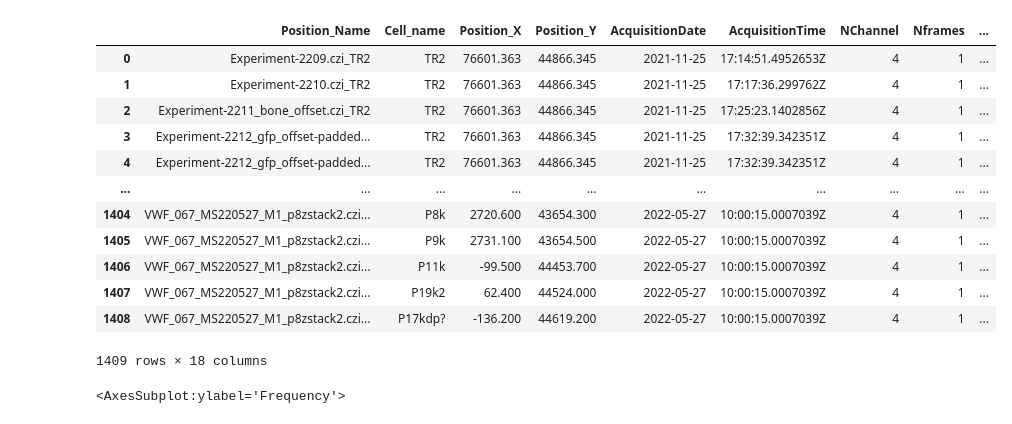
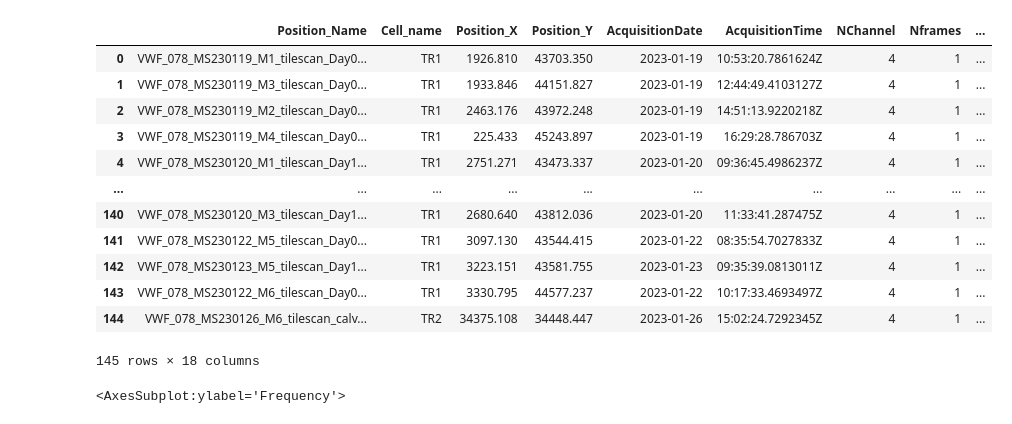
Before and after one commit to Mas515/Image_analysis, a Jupyter notebook: CZI_metadata_processing/Metadata_plotting.ipynb, the cells around one changed output. Drawn from its saved outputs; the diff is of its cells as text; code cells hidden in the pictures.

```diff
--- a/CZI_metadata_processing/Metadata_plotting.ipynb
+++ b/CZI_metadata_processing/Metadata_plotting.ipynb
@@ -20,47 +20,49 @@ import pandas as pd
 
 
 # pddf=pd.concat([pddf, pddf1, pddf2, pddf3, pddf4, pddf5, pddf6, pddf7, pddf8, pddf9 ], axis =0)
 
-pddf=pd.read_csv('/Users/secchim/Documents/221102_VWF_043_045_048_049_053_060_062_063_066_067_IVM_metadata.csv')
+# pddf=pd.read_csv('/Users/secchim/Documents/221102_VWF_043_045_048_049_053_060_062_063_066_067_IVM_metadata.csv')
+pddf=pd.read_csv('/Users/secchim/Documents/VWF_078_MS230210_metadata.csv')
 pddf
 
 ##### WORKS
 pddf.loc[pddf['NZslices']==1, 'Datatype']='snap'
 pddf.loc[pddf['NZslices']>1, 'Datatype']='single_zstack'
 pddf.loc[pddf['Tilerow']>1, 'Datatype']='tilescan'
 pddf.loc[pddf['Tilecolumn'] >1, 'Datatype']='tilescan'
 pddf.loc[pddf['Nframes']>1, 'Datatype']='movie'
 
 pddf
 
 #REMOVING THE TILESCAN PROCESSED FILES
 
 #df=pddf[pddf['Position_Name'].str.contains('padd')==False]
 #df=df[df['Position_Name'].str.contains('stich')==False]
 
 #ALSO NEED TO MANUALLY CHANGE VWF_045 files which lack the MS in the name
 #df['Position_Name']=df['Position_Name'].str.replace(r'VWF_045_211','VWF_045_MS211')
 pddf['Position_Name']=pddf['Position_Name'].str.replace(r'VWF_067_2205','VWF_067_MS2205')
 
-pddf.to_csv('/Users/secchim/Documents/221102Combined_metadata_edited.csv', index=False)
+# pddf.to_csv('/Users/secchim/Documents/221102Combined_metadata_edited.csv', index=False)
 #1368 rows
 #changed the date format manually to short and reversed !!!!! 2022-03-04
 
+pddf.to_csv('/Users/secchim/Documents/230210_VWF_078_metadata_edited.csv', index=False)
 pddf
 # %% [output]
 |  | Position_Name | Cell_name | Position_X | Position_Y | AcquisitionDate | AcquisitionTime | NChannel | Nframes | ... |
-| 0 | Experiment-2209.czi_TR2 | TR2 | 76601.363 | 44866.345 | 2021-11-25 | 17:14:51.4952653Z | 4 | 1 | ... |
-| 1 | Experiment-2210.czi_TR2 | TR2 | 76601.363 | 44866.345 | 2021-11-25 | 17:17:36.299762Z | 4 | 1 | ... |
-| 2 | Experiment-2211_bone_offset.czi_TR2 | TR2 | 76601.363 | 44866.345 | 2021-11-25 | 17:25:23.1402856Z | 4 | 1 | ... |
-| 3 | Experiment-2212_gfp_offset-padded... | TR2 | 76601.363 | 44866.345 | 2021-11-25 | 17:32:39.342351Z | 4 | 1 | ... |
-| 4 | Experiment-2212_gfp_offset-padded... | TR2 | 76601.363 | 44866.345 | 2021-11-25 | 17:32:39.342351Z | 4 | 1 | ... |
+| 0 | VWF_078_MS230119_M1_tilescan_Day0... | TR1 | 1926.810 | 43703.350 | 2023-01-19 | 10:53:20.7861624Z | 4 | 1 | ... |
+| 1 | VWF_078_MS230119_M3_tilescan_Day0... | TR1 | 1933.846 | 44151.827 | 2023-01-19 | 12:44:49.4103127Z | 4 | 1 | ... |
+| 2 | VWF_078_MS230119_M2_tilescan_Day0... | TR1 | 2463.176 | 43972.248 | 2023-01-19 | 14:51:13.9220218Z | 4 | 1 | ... |
+| 3 | VWF_078_MS230119_M4_tilescan_Day0... | TR1 | 225.433 | 45243.897 | 2023-01-19 | 16:29:28.786703Z | 4 | 1 | ... |
+| 4 | VWF_078_MS230120_M1_tilescan_Day1... | TR1 | 2751.271 | 43473.337 | 2023-01-20 | 09:36:45.4986237Z | 4 | 1 | ... |
 | ... | ... | ... | ... | ... | ... | ... | ... | ... | ... |
-| 1404 | VWF_067_MS220527_M1_p8zstack2.czi... | P8k | 2720.600 | 43654.300 | 2022-05-27 | 10:00:15.0007039Z | 4 | 1 | ... |
-| 1405 | VWF_067_MS220527_M1_p8zstack2.czi... | P9k | 2731.100 | 43654.500 | 2022-05-27 | 10:00:15.0007039Z | 4 | 1 | ... |
-| 1406 | VWF_067_MS220527_M1_p8zstack2.czi... | P11k | -99.500 | 44453.700 | 2022-05-27 | 10:00:15.0007039Z | 4 | 1 | ... |
-| 1407 | VWF_067_MS220527_M1_p8zstack2.czi... | P19k2 | 62.400 | 44524.000 | 2022-05-27 | 10:00:15.0007039Z | 4 | 1 | ... |
-| 1408 | VWF_067_MS220527_M1_p8zstack2.czi... | P17kdp? | -136.200 | 44619.200 | 2022-05-27 | 10:00:15.0007039Z | 4 | 1 | ... |
+| 140 | VWF_078_MS230120_M3_tilescan_Day1... | TR1 | 2680.640 | 43812.036 | 2023-01-20 | 11:33:41.287475Z | 4 | 1 | ... |
+| 141 | VWF_078_MS230122_M5_tilescan_Day0... | TR1 | 3097.130 | 43544.415 | 2023-01-22 | 08:35:54.7027833Z | 4 | 1 | ... |
+| 142 | VWF_078_MS230123_M5_tilescan_Day1... | TR1 | 3223.151 | 43581.755 | 2023-01-23 | 09:35:39.0813011Z | 4 | 1 | ... |
+| 143 | VWF_078_MS230122_M6_tilescan_Day0... | TR1 | 3330.795 | 44577.237 | 2023-01-22 | 10:17:33.4693497Z | 4 | 1 | ... |
+| 144 | VWF_078_MS230126_M6_tilescan_calv... | TR2 | 34375.108 | 34448.447 | 2023-01-26 | 15:02:24.7292345Z | 4 | 1 | ... |
-1409 rows × 18 columns
+145 rows × 18 columns
 # %%
 pddf.boxplot(column= 'NZslices', by= 'Datatype')
 pddf.plot.hist(by='NZslices')
```
Also changed, not shown: parts of 3 cells of this notebook, 6 other files.
